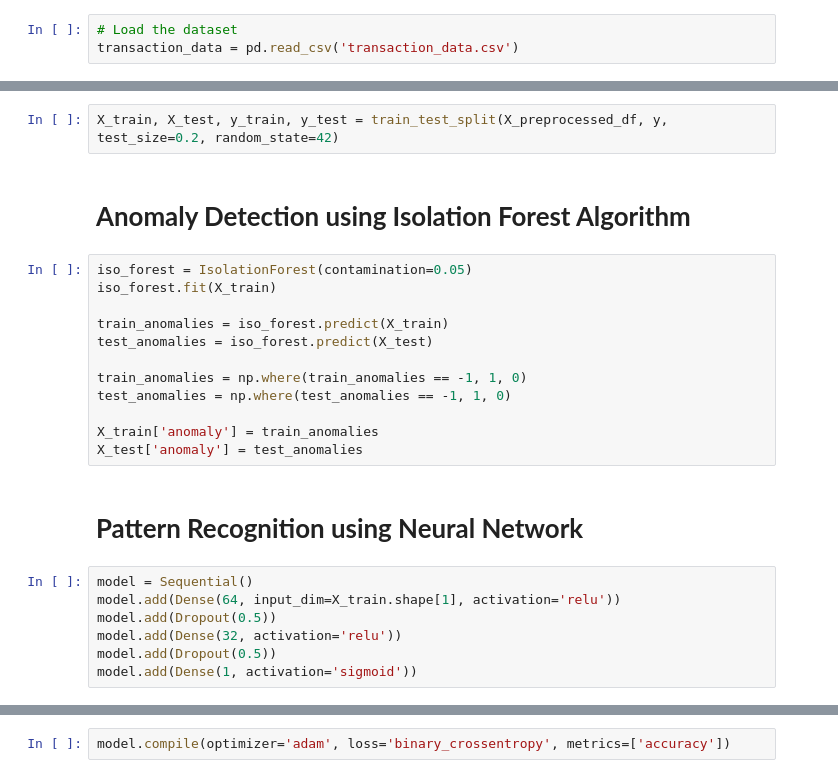
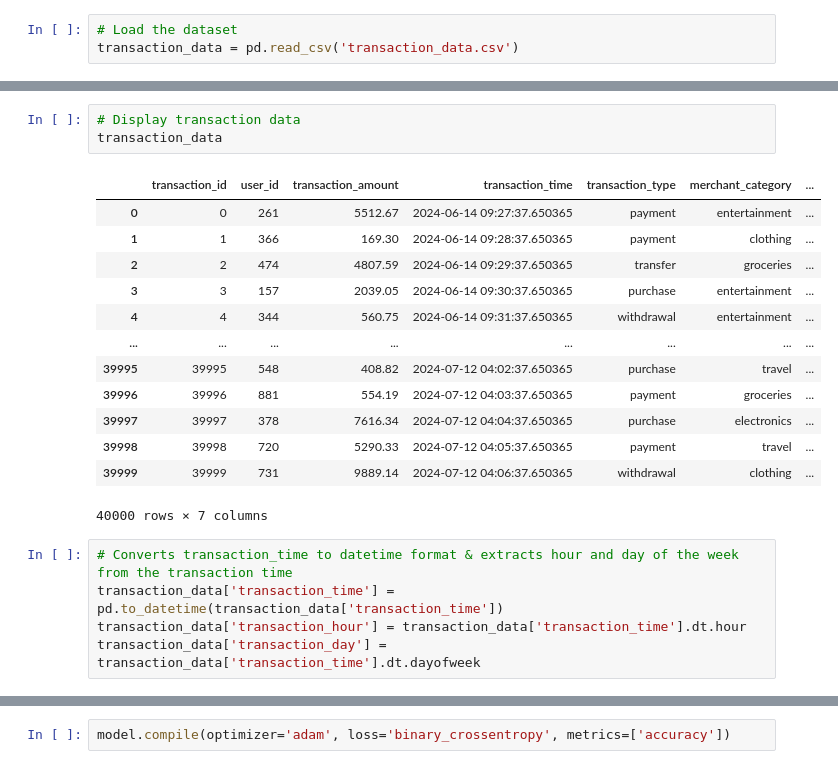
Before and after one commit to vksuvam/Fraud-Detection-System, a Jupyter notebook: main_fds.ipynb, the cells around one changed output, grey strips where cells are left out. Saved outputs shown, nothing was run; the diff lists cells and outputs as text.

```diff
--- a/main_fds.ipynb
+++ b/main_fds.ipynb
@@ -128,25 +86,22 @@ X_preprocessed_df['transaction_day'] = transaction_data['transaction_day']
-# %%
-X_train, X_test, y_train, y_test = train_test_split(X_preprocessed_df, y, test_size=0.2, random_state=42)
-# %% [markdown]
-# **Anomaly Detection using Isolation Forest Algorithm**
-# %%
-iso_forest = IsolationForest(contamination=0.05)
-iso_forest.fit(X_train)
-
-train_anomalies = iso_forest.predict(X_train)
-test_anomalies = iso_forest.predict(X_test)
-
-train_anomalies = np.where(train_anomalies == -1, 1, 0)
-test_anomalies = np.where(test_anomalies == -1, 1, 0)
-
-X_train['anomaly'] = train_anomalies
-X_test['anomaly'] = test_anomalies
-# %% [markdown]
-# **Pattern Recognition using Neural Network**
-# %%
-model = Sequential()
-model.add(Dense(64, input_dim=X_train.shape[1], activation='relu'))
-model.add(Dropout(0.5))
-model.add(Dense(32, activation='relu'))
-model.add(Dropout(0.5))
-model.add(Dense(1, activation='sigmoid'))
+# %%
+# Display transaction data
+transaction_data
+# %% [output]
+|  | transaction_id | user_id | transaction_amount | transaction_time | transaction_type | merchant_category | ... |
+| 0 | 0 | 261 | 5512.67 | 2024-06-14 09:27:37.650365 | payment | entertainment | ... |
+| 1 | 1 | 366 | 169.30 | 2024-06-14 09:28:37.650365 | payment | clothing | ... |
+| 2 | 2 | 474 | 4807.59 | 2024-06-14 09:29:37.650365 | transfer | groceries | ... |
+| 3 | 3 | 157 | 2039.05 | 2024-06-14 09:30:37.650365 | purchase | entertainment | ... |
+| 4 | 4 | 344 | 560.75 | 2024-06-14 09:31:37.650365 | withdrawal | entertainment | ... |
+| ... | ... | ... | ... | ... | ... | ... | ... |
+| 39995 | 39995 | 548 | 408.82 | 2024-07-12 04:02:37.650365 | purchase | travel | ... |
+| 39996 | 39996 | 881 | 554.19 | 2024-07-12 04:03:37.650365 | payment | groceries | ... |
+| 39997 | 39997 | 378 | 7616.34 | 2024-07-12 04:04:37.650365 | purchase | electronics | ... |
+| 39998 | 39998 | 720 | 5290.33 | 2024-07-12 04:05:37.650365 | payment | travel | ... |
+| 39999 | 39999 | 731 | 9889.14 | 2024-07-12 04:06:37.650365 | withdrawal | clothing | ... |
+40000 rows × 7 columns
+# %%
+# Converts transaction_time to datetime format & extracts hour and day of the week from the transaction time
+transaction_data['transaction_time'] = pd.to_datetime(transaction_data['transaction_time'])
+transaction_data['transaction_hour'] = transaction_data['transaction_time'].dt.hour
+transaction_data['transaction_day'] = transaction_data['transaction_time'].dt.dayofweek
```
Also changed, not shown: parts of 60 cells of this notebook.
